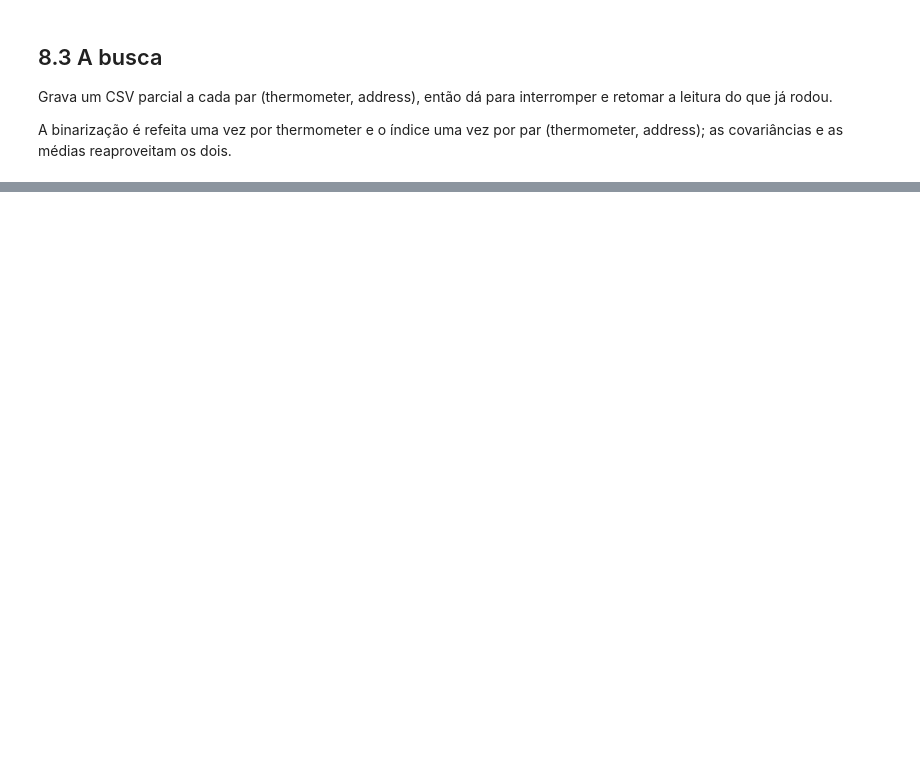
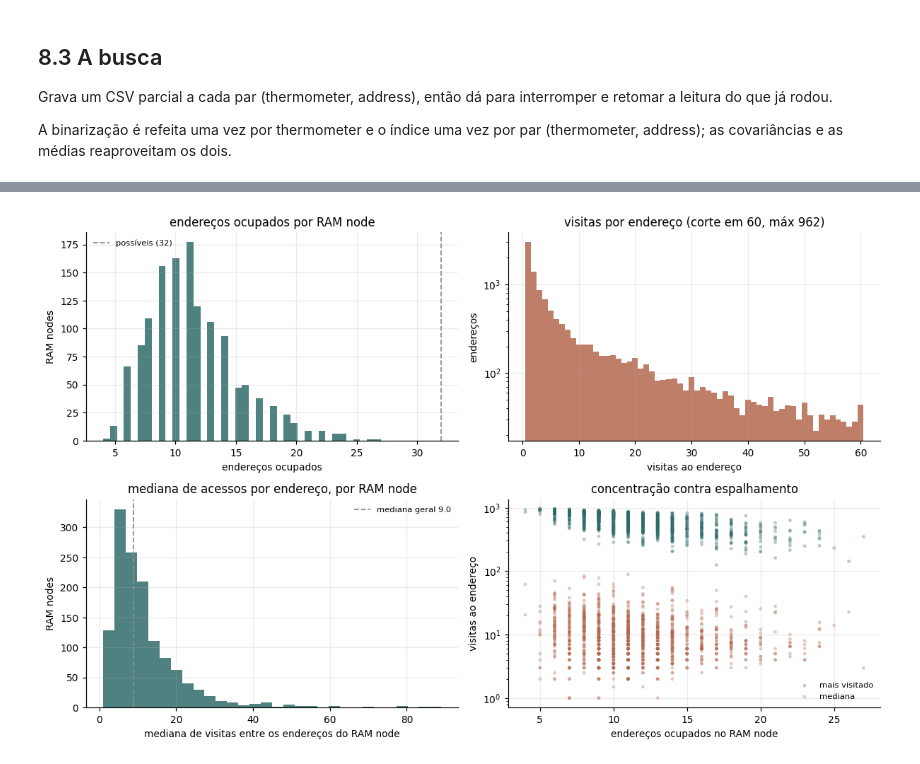
Before and after one commit to AstroNatasha/KalWeNN, a Jupyter notebook: RegressionKalWeNN/06_rkalwenn.ipynb, the cells around one changed output, grey strips where cells are left out. Saved outputs shown, nothing was run; the diff lists cells and outputs as text; code cells hidden in the pictures; blank space fills up the shorter version.

```diff
--- a/RegressionKalWeNN/06_rkalwenn.ipynb
+++ b/RegressionKalWeNN/06_rkalwenn.ipynb
@@ -1724 +1475,33 @@ média de 0.75 s por configuração (0.255 ms por ajuste de RAM node)
+# %%
+fig, ax = plt.subplots(2, 2, figsize=(11, 7))
+
+ax[0, 0].hist(ocupados, bins=40, color=COR_KAL, alpha=.85)
+ax[0, 0].axvline(ret_a.n_addr, color=COR_REF, ls="--", lw=1.2,
+                 label=f"possíveis ({ret_a.n_addr:,})")
+ax[0, 0].set(xlabel="endereços ocupados", ylabel="RAM nodes",
+             title="endereços ocupados por RAM node")
+ax[0, 0].legend(frameon=False, fontsize=7.5)
+
+ax[0, 1].hist(todas, bins=np.arange(1, min(todas.max(), 60) + 2) - .5,
+              color=COR_REW, alpha=.85)
+ax[0, 1].set(xlabel="visitas ao endereço", ylabel="endereços", yscale="log",
+             title=f"visitas por endereço (corte em 60, máx {todas.max()})")
+
+ax[1, 0].hist(med_por_ram, bins=30, color=COR_KAL, alpha=.85)
+ax[1, 0].axvline(np.median(med_por_ram), color=COR_REF, ls="--", lw=1.2,
+                 label=f"mediana geral {np.median(med_por_ram):.1f}")
+ax[1, 0].set(xlabel="mediana de visitas entre os endereços do RAM node",
+             ylabel="RAM nodes", title="mediana de acessos por endereço, por RAM node")
+ax[1, 0].legend(frameon=False, fontsize=7.5)
+
+ax[1, 1].scatter(ocupados, max_por_ram, s=10, alpha=.35, color=COR_KAL,
+                 edgecolor="none", label="mais visitado")
+ax[1, 1].scatter(ocupados, med_por_ram, s=10, alpha=.35, color=COR_REW,
+                 edgecolor="none", label="mediana")
+ax[1, 1].set(xlabel="endereços ocupados no RAM node", ylabel="visitas ao endereço",
+             yscale="log", title="concentração contra espalhamento")
+ax[1, 1].legend(frameon=False, fontsize=7.5)
+plt.tight_layout(); plt.show()
+# %% [output]
+[figure, added]
 # %% [markdown]
```
Also changed, not shown: parts of 43 cells of this notebook, 10 other files.
